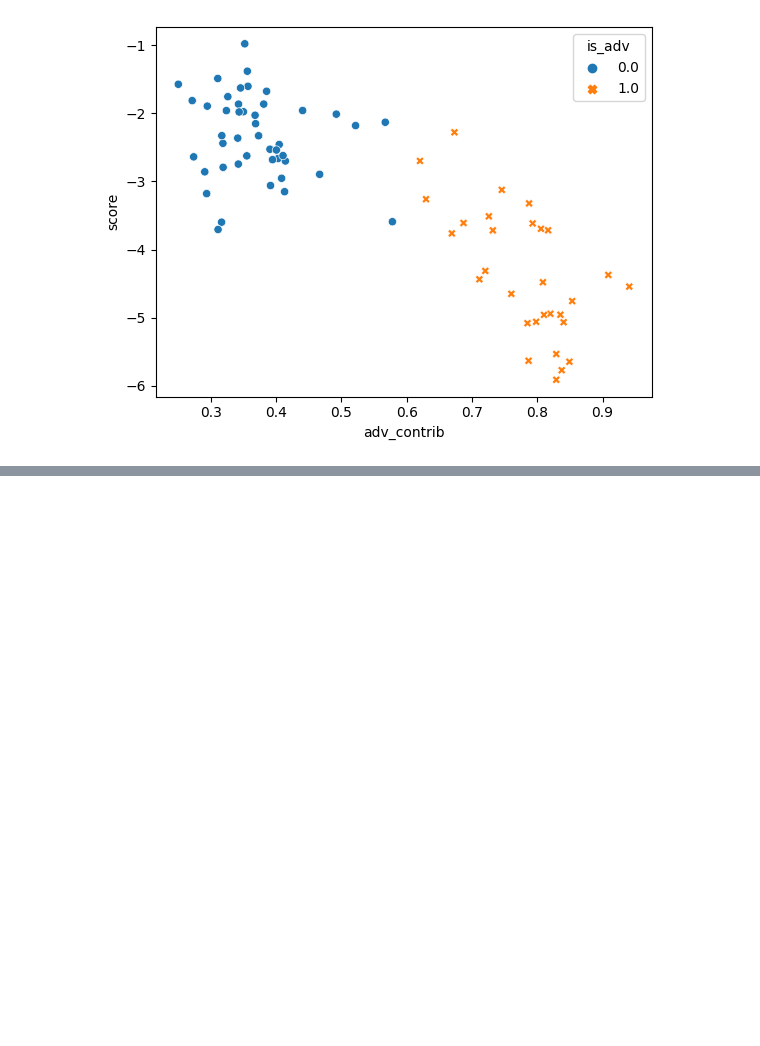
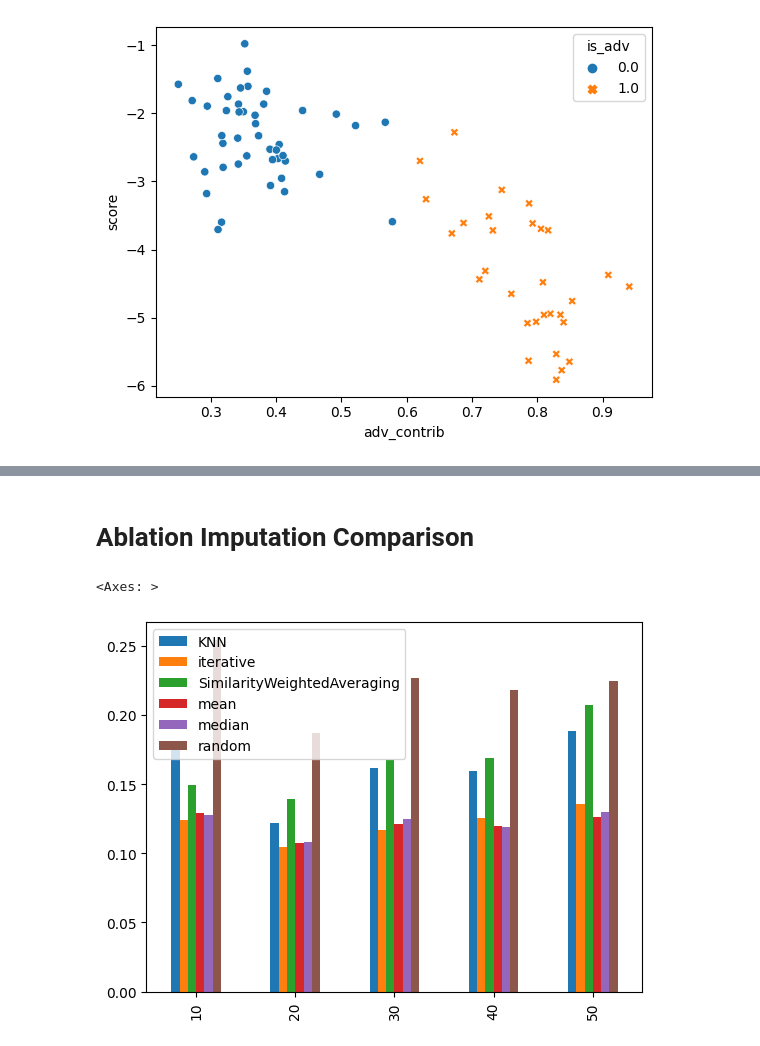
Before and after one commit to ehsanul9511/FLShield, a Jupyter notebook: plot_utils.ipynb, the cells around one changed output, grey strips where cells are left out. Drawn from its saved outputs; the diff is of its cells as text; code cells hidden in the pictures; blank space fills up the shorter version.

```diff
--- a/plot_utils.ipynb
+++ b/plot_utils.ipynb
@@ -138,0 +158,9 @@ sns.scatterplot(x='adv_contrib', y='score', style='is_adv', hue='is_adv', data=a
+# %% [markdown]
+# Ablation Imputation Comparison
+# %%
+imputation_dfs = get_imputation_comparison_results()
+# %%
+imputation_dfs['False'].plot.bar()
+# %% [output]
+<Axes: >
+[figure, added]
```
Also changed, not shown: parts of 8 cells of this notebook, 5 other files.
